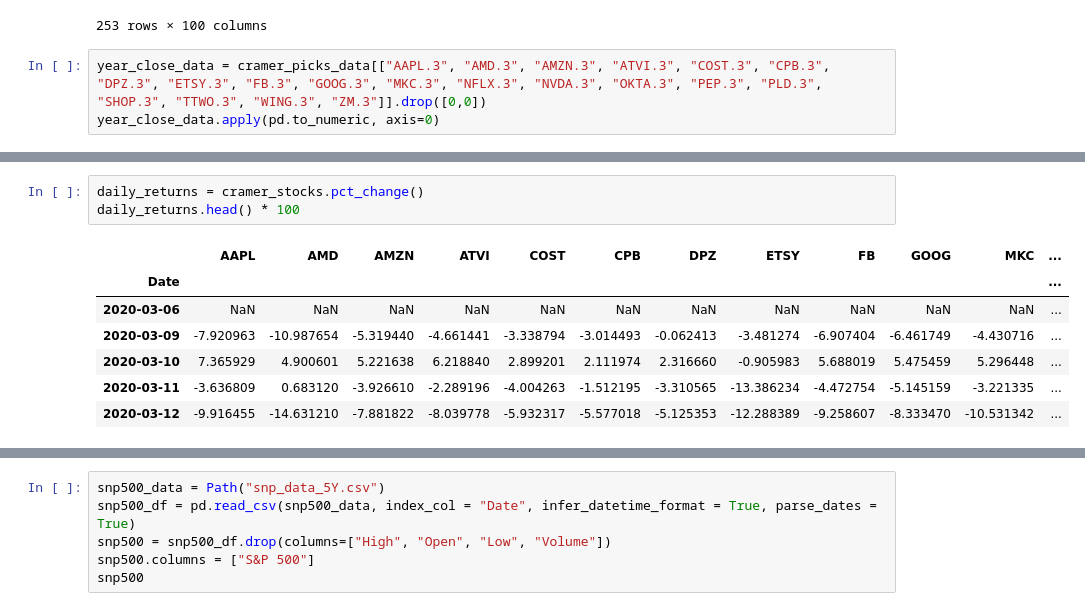
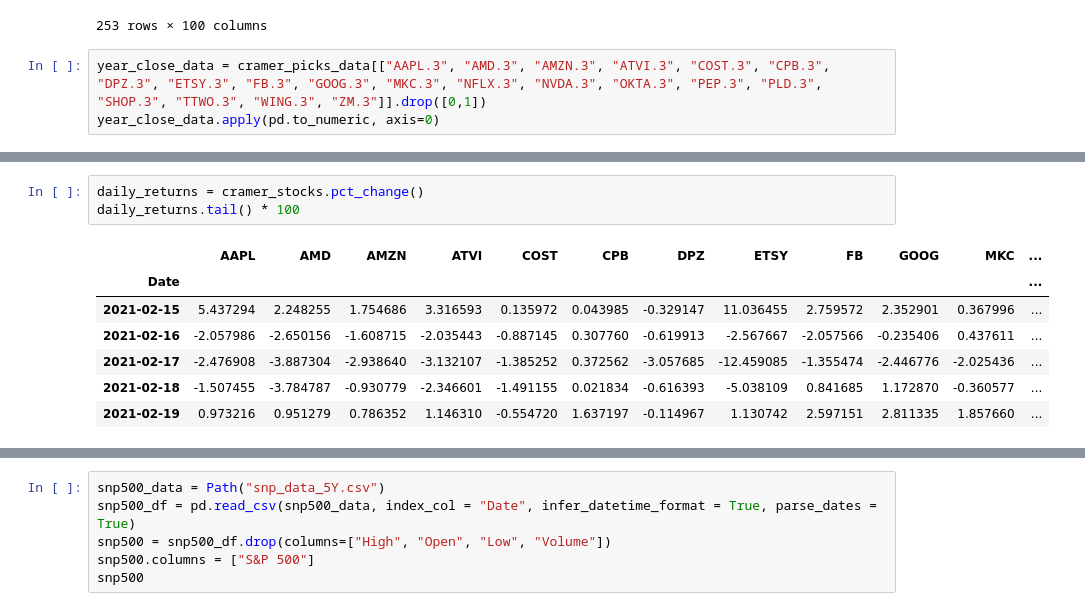
Before and after one commit to HeyokaBull777/Group_5, a Jupyter notebook: 1YearAnalysisCramerPicks.ipynb, the cells around one changed output, grey strips where cells are left out. Drawn from its saved outputs; the diff is of its cells as text.

```diff
--- a/1YearAnalysisCramerPicks.ipynb
+++ b/1YearAnalysisCramerPicks.ipynb
@@ -29,7 +29,7 @@ cramer_picks_data
 | 252 | 120.98 | 121.935 | 117.57 | 121.39 | 143229410 | 79.0 | 79.48 | 74.2 | 78.53 | 57010466 | ... | ... |
 253 rows × 100 columns
 # %%
-year_close_data = cramer_picks_data[["AAPL.3", "AMD.3", "AMZN.3", "ATVI.3", "COST.3", "CPB.3", "DPZ.3", "ETSY.3", "FB.3", "GOOG.3", "MKC.3", "NFLX.3", "NVDA.3", "OKTA.3", "PEP.3", "PLD.3", "SHOP.3", "TTWO.3", "WING.3", "ZM.3"]].drop([0,0])
+year_close_data = cramer_picks_data[["AAPL.3", "AMD.3", "AMZN.3", "ATVI.3", "COST.3", "CPB.3", "DPZ.3", "ETSY.3", "FB.3", "GOOG.3", "MKC.3", "NFLX.3", "NVDA.3", "OKTA.3", "PEP.3", "PLD.3", "SHOP.3", "TTWO.3", "WING.3", "ZM.3"]].drop([0,1])
 year_close_data.apply(pd.to_numeric, axis=0)
 # %% [output]
 |  | AAPL.3 | AMD.3 | AMZN.3 | ATVI.3 | COST.3 | CPB.3 | DPZ.3 | ETSY.3 | FB.3 | GOOG.3 | MKC.3 | ... |
@@ -80,12 +80,12 @@ cramer_stocks.head()
 # %%
 daily_returns = cramer_stocks.pct_change()
-daily_returns.head() * 100
+daily_returns.tail() * 100
 # %% [output]
 |  | AAPL | AMD | AMZN | ATVI | COST | CPB | DPZ | ETSY | FB | GOOG | MKC | ... |
 | Date |  |  |  |  |  |  |  |  |  |  |  | ... |
-| 2020-03-06 | NaN | NaN | NaN | NaN | NaN | NaN | NaN | NaN | NaN | NaN | NaN | ... |
-| 2020-03-09 | -7.920963 | -10.987654 | -5.319440 | -4.661441 | -3.338794 | -3.014493 | -0.062413 | -3.481274 | -6.907404 | -6.461749 | -4.430716 | ... |
-| 2020-03-10 | 7.365929 | 4.900601 | 5.221638 | 6.218840 | 2.899201 | 2.111974 | 2.316660 | -0.905983 | 5.688019 | 5.475459 | 5.296448 | ... |
-| 2020-03-11 | -3.636809 | 0.683120 | -3.926610 | -2.289196 | -4.004263 | -1.512195 | -3.310565 | -13.386234 | -4.472754 | -5.145159 | -3.221335 | ... |
-| 2020-03-12 | -9.916455 | -14.631210 | -7.881822 | -8.039778 | -5.932317 | -5.577018 | -5.125353 | -12.288389 | -9.258607 | -8.333470 | -10.531342 | ... |
+| 2021-02-15 | 5.437294 | 2.248255 | 1.754686 | 3.316593 | 0.135972 | 0.043985 | -0.329147 | 11.036455 | 2.759572 | 2.352901 | 0.367996 | ... |
+| 2021-02-16 | -2.057986 | -2.650156 | -1.608715 | -2.035443 | -0.887145 | 0.307760 | -0.619913 | -2.567667 | -2.057566 | -0.235406 | 0.437611 | ... |
+| 2021-02-17 | -2.476908 | -3.887304 | -2.938640 | -3.132107 | -1.385252 | 0.372562 | -3.057685 | -12.459085 | -1.355474 | -2.446776 | -2.025436 | ... |
+| 2021-02-18 | -1.507455 | -3.784787 | -0.930779 | -2.346601 | -1.491155 | 0.021834 | -0.616393 | -5.038109 | 0.841685 | 1.172870 | -0.360577 | ... |
+| 2021-02-19 | 0.973216 | 0.951279 | 0.786352 | 1.146310 | -0.554720 | 1.637197 | -0.114967 | 1.130742 | 2.597151 | 2.811335 | 1.857660 | ... |
 # %%
```
Also changed, not shown: parts of 11 cells of this notebook, 4 other files.
